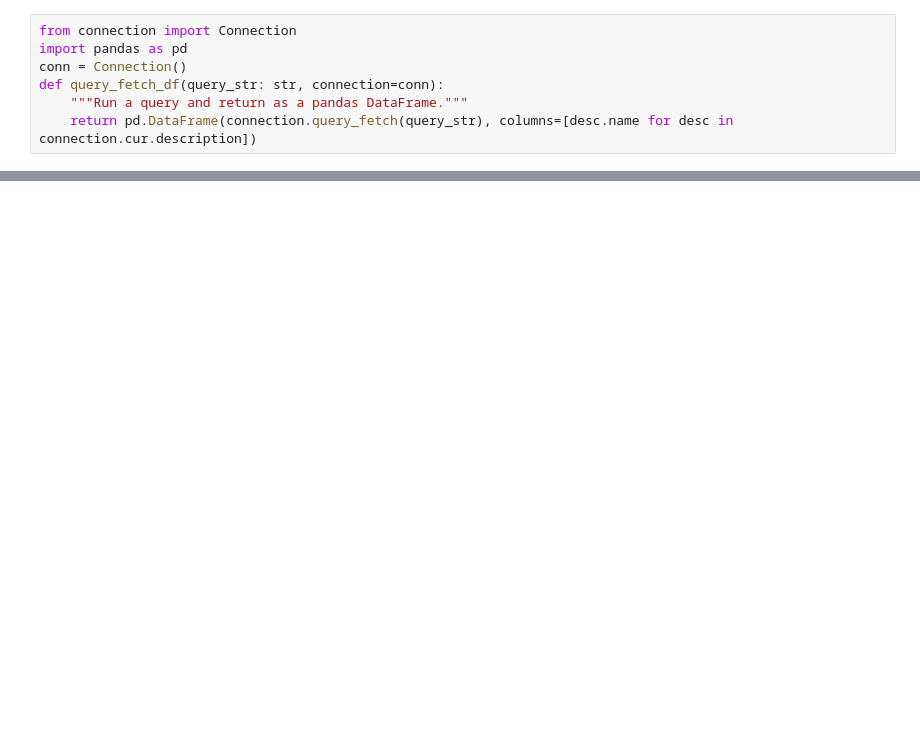
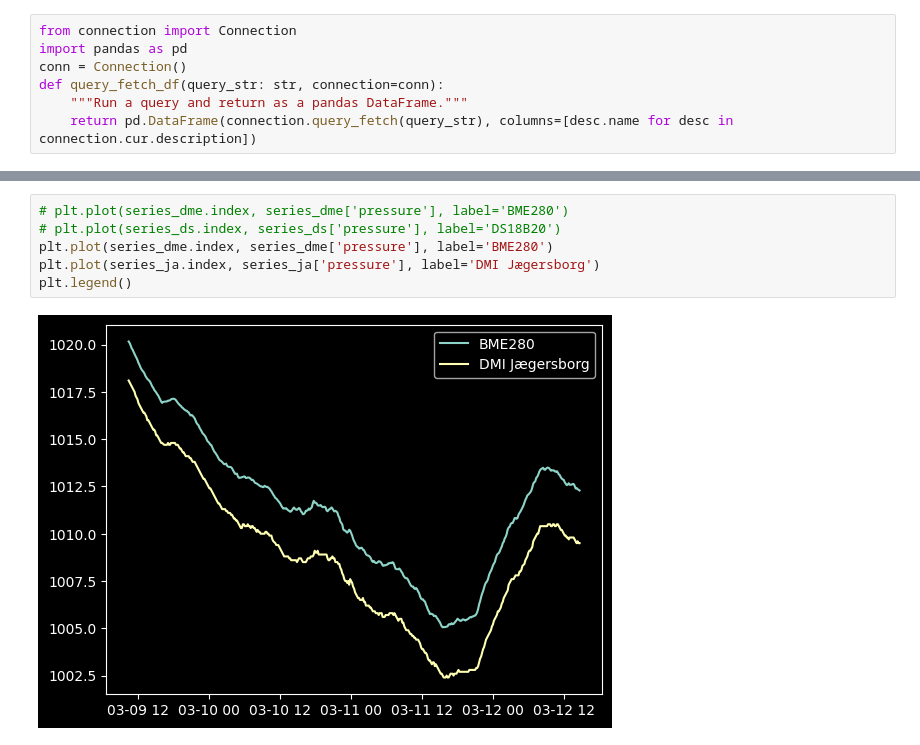
Before and after one commit to lukavest/uge-6, a Jupyter notebook: vejr-db/sandbox.ipynb, the cells around one changed output, grey strips where cells are left out. Saved outputs shown, nothing was run; the diff lists cells and outputs as text; blank space fills up the shorter version.

```diff
--- a/vejr-db/sandbox.ipynb
+++ b/vejr-db/sandbox.ipynb
@@ -31,0 +32,8 @@ plt.legend()
+# %%
+# plt.plot(series_dme.index, series_dme['pressure'], label='BME280')
+# plt.plot(series_ds.index, series_ds['pressure'], label='DS18B20')
+plt.plot(series_dme.index, series_dme['pressure'], label='BME280')
+plt.plot(series_ja.index, series_ja['pressure'], label='DMI Jægersborg')
+plt.legend()
+# %% [output]
+[figure, added]
```
Also changed, not shown: parts of 4 cells of this notebook, 24 other files.
